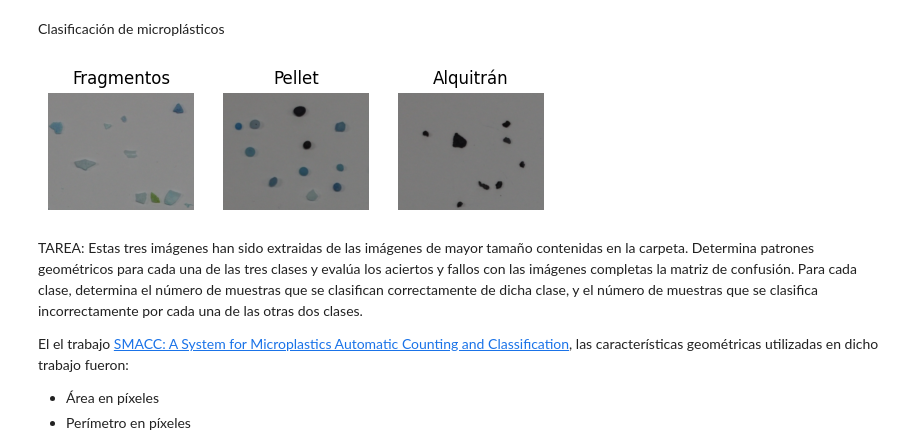
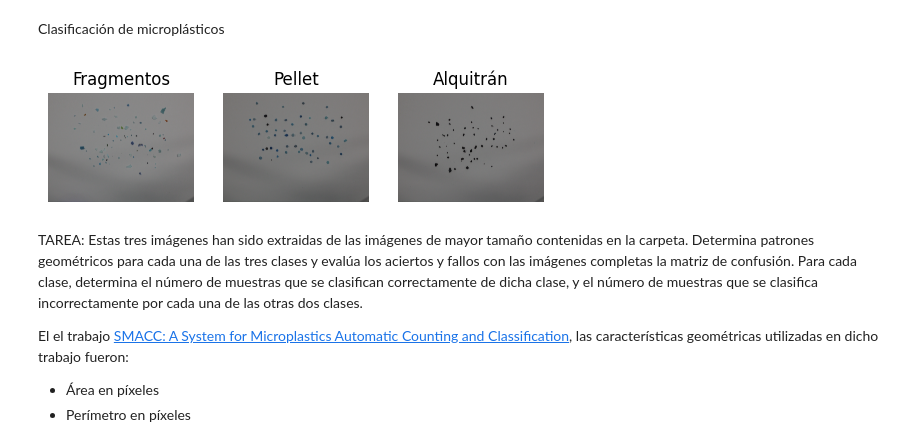
Before and after one commit to JoseManuel117/VC, a Jupyter notebook: P3/VC_P3.ipynb, the cells around one changed output. Cells and saved outputs as stored; diff of their text form; code cells hidden in the pictures.

```diff
--- a/P3/VC_P3.ipynb
+++ b/P3/VC_P3.ipynb
@@ -278,26 +349,26 @@ TAREA: Captura una o varias imágenes con monedas no solapadas, y otras con mone
 Clasificación de microplásticos
 # %%
 #Cargamos tres subimágenes de cada uno de los tres tipos considerados (el alquitrán efectivamenet no es microplástico)
-imgF = cv2.imread('FRA.png')
-imgP = cv2.imread('PEL.png')
-imgT = cv2.imread('TAR.png')
+imgF = cv2.imread('fragment-03-olympus-10-01-2020.JPG')
+imgP = cv2.imread('pellet-03-olympus-10-01-2020.JPG')
+imgT = cv2.imread('tar-03-olympus-10-01-2020.JPG')
 
 #Mostramos
 plt.subplot(131)
 plt.axis("off")
 plt.imshow(imgF)
 plt.title('Fragmentos')
 plt.subplot(132)
 plt.axis("off")
 plt.imshow(imgP)
 plt.title('Pellet')
 plt.subplot(133)
 plt.axis("off")
 plt.imshow(imgT)
 plt.title('Alquitrán')
 plt.show()
 # %% [output]
-[figure, old version]
+[figure, new version]
 # %% [markdown]
 TAREA: Estas tres imágenes han sido extraidas de las imágenes de mayor tamaño contenidas en la carpeta. Determina patrones geométricos para cada una de las tres clases y evalúa los aciertos y fallos con las imágenes completas la matriz de confusión. Para cada clase, determina el número de muestras que se clasifican correctamente de dicha clase, y el número de muestras que se clasifica incorrectamente por cada una de las otras dos clases.
 
```
Also changed, not shown: parts of 4 cells of this notebook, 1 other file.
